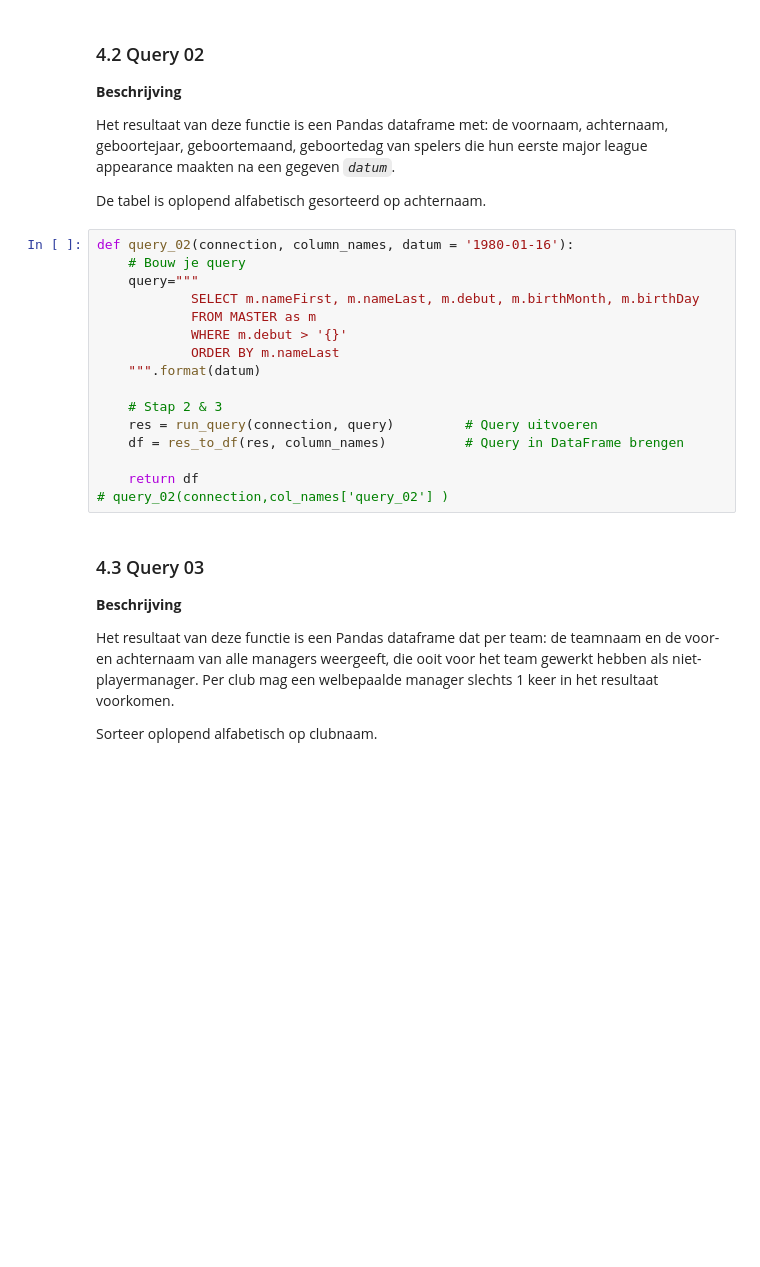
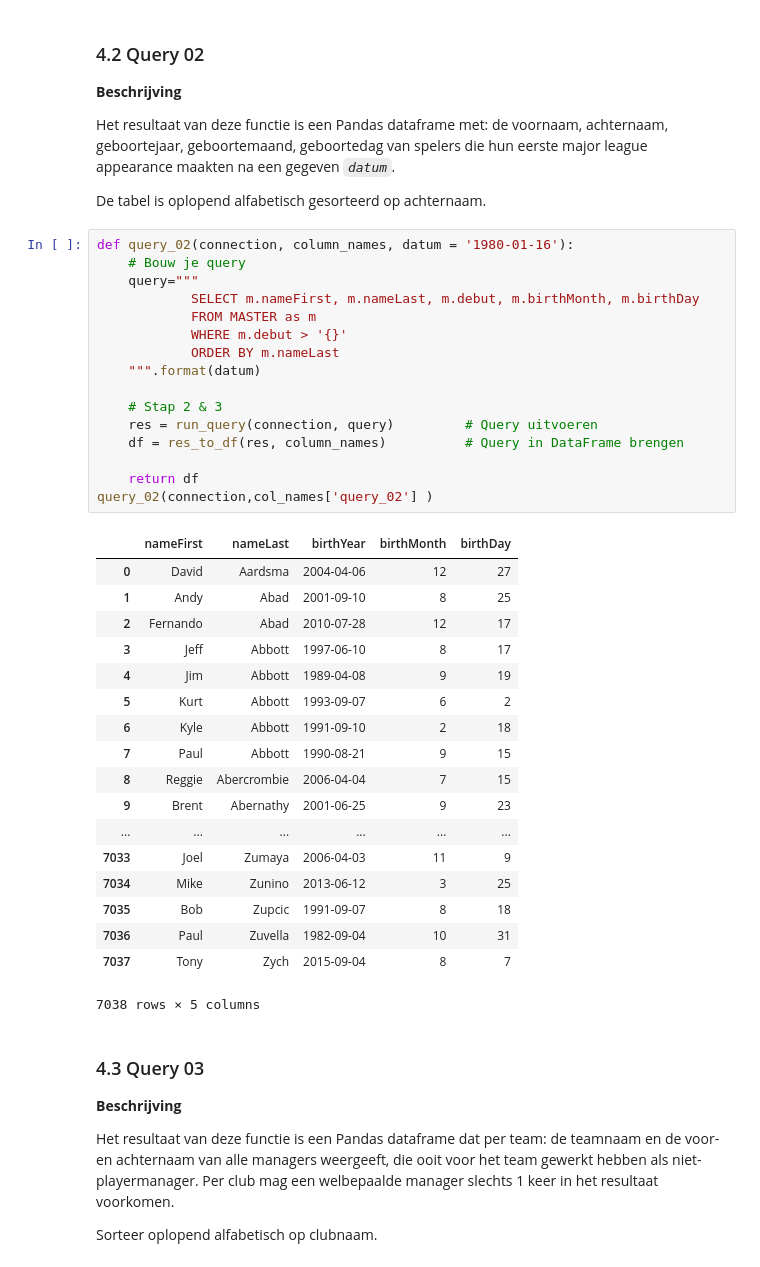
Before and after one commit to sarahjoseph321/DEEL4_Gegevensbanken, a Jupyter notebook: assignment.ipynb, the cells around one changed output. Drawn from its saved outputs; the diff is of its cells as text; blank space fills up the shorter version.

```diff
--- a/assignment.ipynb
+++ b/assignment.ipynb
@@ -253,19 +272,38 @@ De tabel is oplopend alfabetisch gesorteerd op achternaam.
 # %%
 def query_02(connection, column_names, datum = '1980-01-16'):
     # Bouw je query
     query="""
             SELECT m.nameFirst, m.nameLast, m.debut, m.birthMonth, m.birthDay
             FROM MASTER as m
             WHERE m.debut > '{}'
             ORDER BY m.nameLast
     """.format(datum)
 
     # Stap 2 & 3
     res = run_query(connection, query)         # Query uitvoeren
     df = res_to_df(res, column_names)          # Query in DataFrame brengen
 
     return df
-# query_02(connection,col_names['query_02'] )
+query_02(connection,col_names['query_02'] )
+# %% [output]
+|  | nameFirst | nameLast | birthYear | birthMonth | birthDay |
+| 0 | David | Aardsma | 2004-04-06 | 12 | 27 |
+| 1 | Andy | Abad | 2001-09-10 | 8 | 25 |
+| 2 | Fernando | Abad | 2010-07-28 | 12 | 17 |
+| 3 | Jeff | Abbott | 1997-06-10 | 8 | 17 |
+| 4 | Jim | Abbott | 1989-04-08 | 9 | 19 |
+| 5 | Kurt | Abbott | 1993-09-07 | 6 | 2 |
+| 6 | Kyle | Abbott | 1991-09-10 | 2 | 18 |
+| 7 | Paul | Abbott | 1990-08-21 | 9 | 15 |
+| 8 | Reggie | Abercrombie | 2006-04-04 | 7 | 15 |
+| 9 | Brent | Abernathy | 2001-06-25 | 9 | 23 |
+| ... | ... | ... | ... | ... | ... |
+| 7033 | Joel | Zumaya | 2006-04-03 | 11 | 9 |
+| 7034 | Mike | Zunino | 2013-06-12 | 3 | 25 |
+| 7035 | Bob | Zupcic | 1991-09-07 | 8 | 18 |
+| 7036 | Paul | Zuvella | 1982-09-04 | 10 | 31 |
+| 7037 | Tony | Zych | 2015-09-04 | 8 | 7 |
+7038 rows × 5 columns
 # %% [markdown]
 ### 4.3 Query 03
 
```
Also changed, not shown: parts of 2 cells of this notebook.
